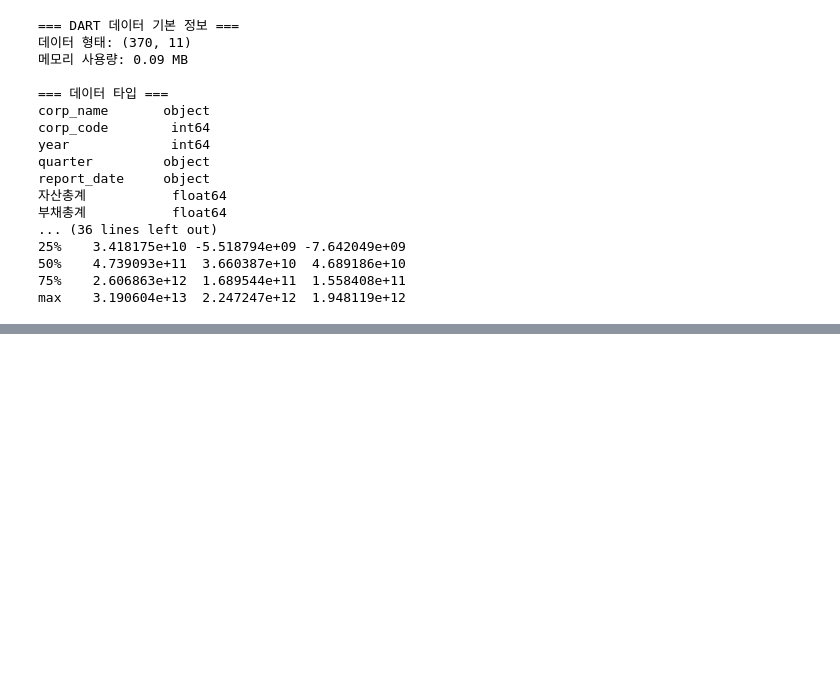
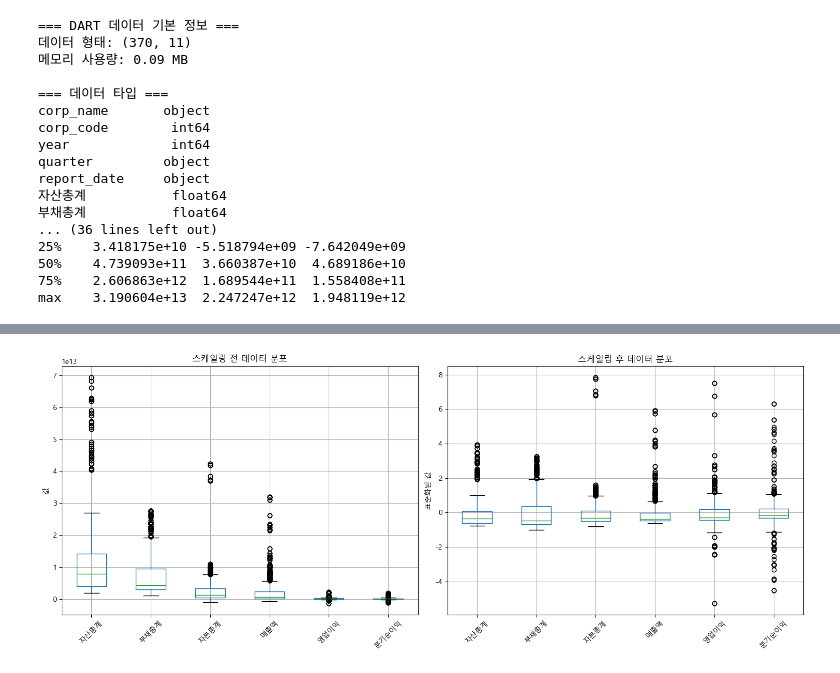
Before and after one commit to kor-ie-proj/kor-ie-proj, a Jupyter notebook: preprocessing/preprocessing.ipynb, the cells around one changed output, grey strips where cells are left out. Drawn from its saved outputs; the diff is of its cells as text; code cells hidden in the pictures; blank space fills up the shorter version.

Commit message:
preprocessingv02

```diff
--- a/preprocessing/preprocessing.ipynb
+++ b/preprocessing/preprocessing.ipynb
@@ -448,0 +673,77 @@ max    3.190604e+13  2.247247e+12  1.948119e+12
+# %%
+# 4단계: StandardScaler로 스케일 조정
+print("=== 4단계: 데이터 스케일링 ===")
+
+# 날짜와 기업명 컬럼 분리
+date_col_new = dart_interpolated_new['date'].copy() if 'date' in dart_interpolated_new.columns else None
+corp_name_col_new = dart_interpolated_new['corp_name'].copy() if 'corp_name' in dart_interpolated_new.columns else None
+
+# 수치형 컬럼만 선택 (날짜, 기업명 제외)
+exclude_cols_new = ['date', 'corp_name']
+numeric_cols_new = [col for col in dart_interpolated_new.columns if col not in exclude_cols_new]
+numeric_data_new = dart_interpolated_new[numeric_cols_new].copy()
+
+print(f"스케일링 대상 컬럼: {len(numeric_cols_new)}개")
+print(f"컬럼명: {numeric_cols_new}")
+
+# 스케일링 전 통계
+print(f"\n스케일링 전 데이터 통계:")
+print(numeric_data_new.describe().round(2))
+
+# StandardScaler 적용
+from sklearn.preprocessing import StandardScaler
+scaler_new = StandardScaler()
+scaled_data_new = scaler_new.fit_transform(numeric_data_new)
+
+# 스케일링된 데이터를 DataFrame으로 변환
+dart_scaled_df_final = pd.DataFrame(scaled_data_new, columns=numeric_cols_new, index=numeric_data_new.index)
+
+# 날짜와 기업명 컬럼 추가
+if date_col_new is not None:
+    dart_scaled_df_final.insert(0, 'date', date_col_new)
+if corp_name_col_new is not None:
+    dart_scaled_df_final.insert(1, 'corp_name', corp_name_col_new)
+
+print(f"\n스케일링 후 데이터 통계:")
+scaled_numeric_cols_new = [col for col in dart_scaled_df_final.columns if col not in ['date', 'corp_name']]
+print(dart_scaled_df_final[scaled_numeric_cols_new].describe().round(2))
+
+# 스케일링 전후 비교 시각화
+fig, axes = plt.subplots(1, 2, figsize=(15, 6))
+
+# 원본 데이터 분포 (박스플롯)
+numeric_data_new.boxplot(ax=axes[0], rot=45)
+axes[0].set_title('스케일링 전 데이터 분포')
+axes[0].set_ylabel('값')
+
+# 스케일링 후 데이터 분포
+dart_scaled_df_final[scaled_numeric_cols_new].boxplot(ax=axes[1], rot=45)
+axes[1].set_title('스케일링 후 데이터 분포')
+axes[1].set_ylabel('표준화된 값')
+
+plt.tight_layout()
+plt.show()
+
+print(f"\n최종 스케일링된 데이터 형태: {dart_scaled_df_final.shape}")
+print("스케일링된 데이터를 'dart_scaled_df_final' 변수에 저장했습니다.")
+
+# 데이터프레임 정렬: 1. 기업별, 2. 날짜 순
+print("\n=== 데이터프레임 정렬 ===")
+dart_scaled_df_final = dart_scaled_df_final.sort_values(['corp_name', 'date']).reset_index(drop=True)
+print("기업별, 날짜 순으로 정렬 완료")
+
+# 최종 결과 확인
+print("\n최종 처리된 DART 데이터 샘플 (정렬 후):")
+print(dart_scaled_df_final.head(15))
+
+# 기업명별 데이터 확인
+print(f"\n포함된 기업: {dart_scaled_df_final['corp_name'].unique()}")
+print(f"기업별 데이터 개수:")
+print(dart_scaled_df_final['corp_name'].value_counts())
+
+# 각 기업별 날짜 범위 확인
+print(f"\n기업별 날짜 범위:")
+for corp in dart_scaled_df_final['corp_name'].unique():
+    corp_data = dart_scaled_df_final[dart_scaled_df_final['corp_name'] == corp]
+    print(f"{corp}: {corp_data['date'].min().strftime('%Y-%m-%d')} ~ {corp_data['date'].max().strftime('%Y-%m-%d')} ({len(corp_data)}개)")
+# %% [output]
@@ -448,0 +767 @@ max    3.190604e+13  2.247247e+12  1.948119e+12
+[figure, added]
```
Also changed, not shown: parts of 11 cells of this notebook.
